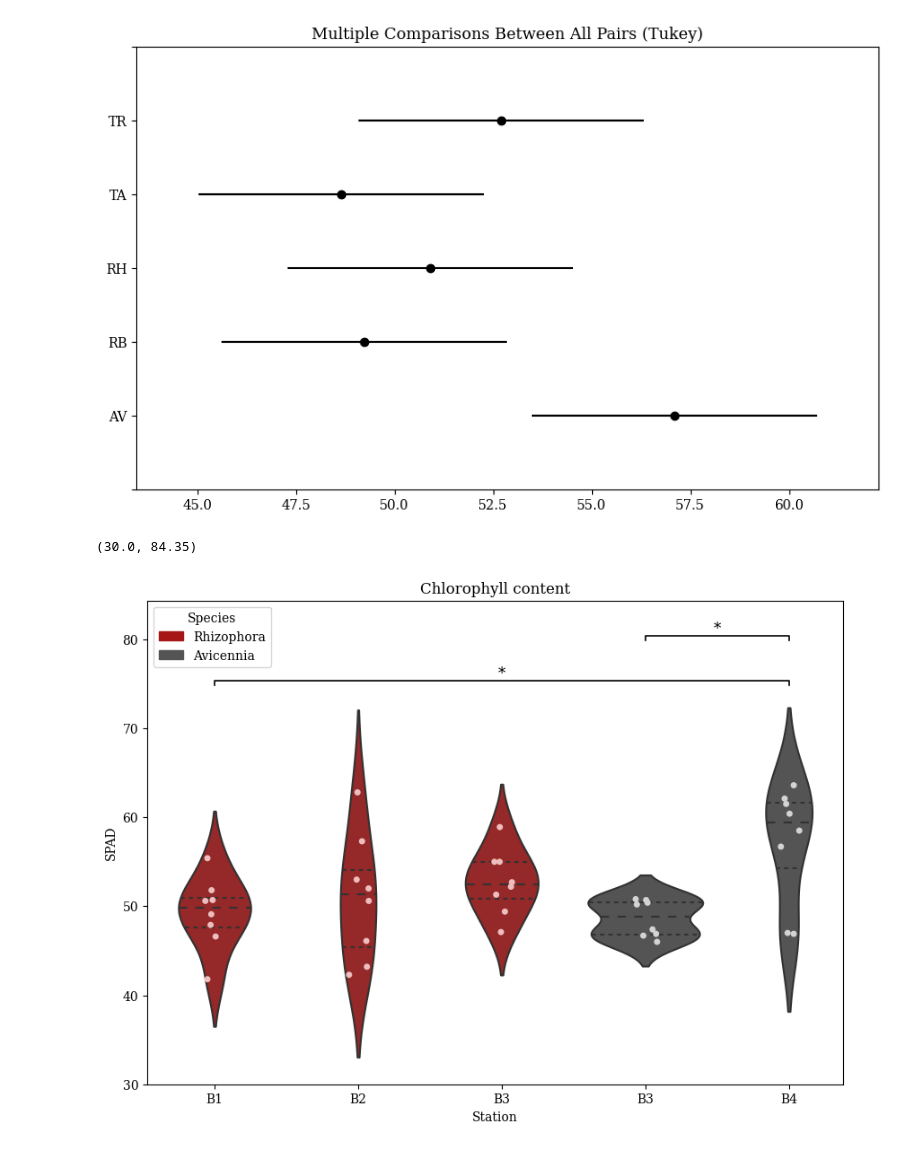
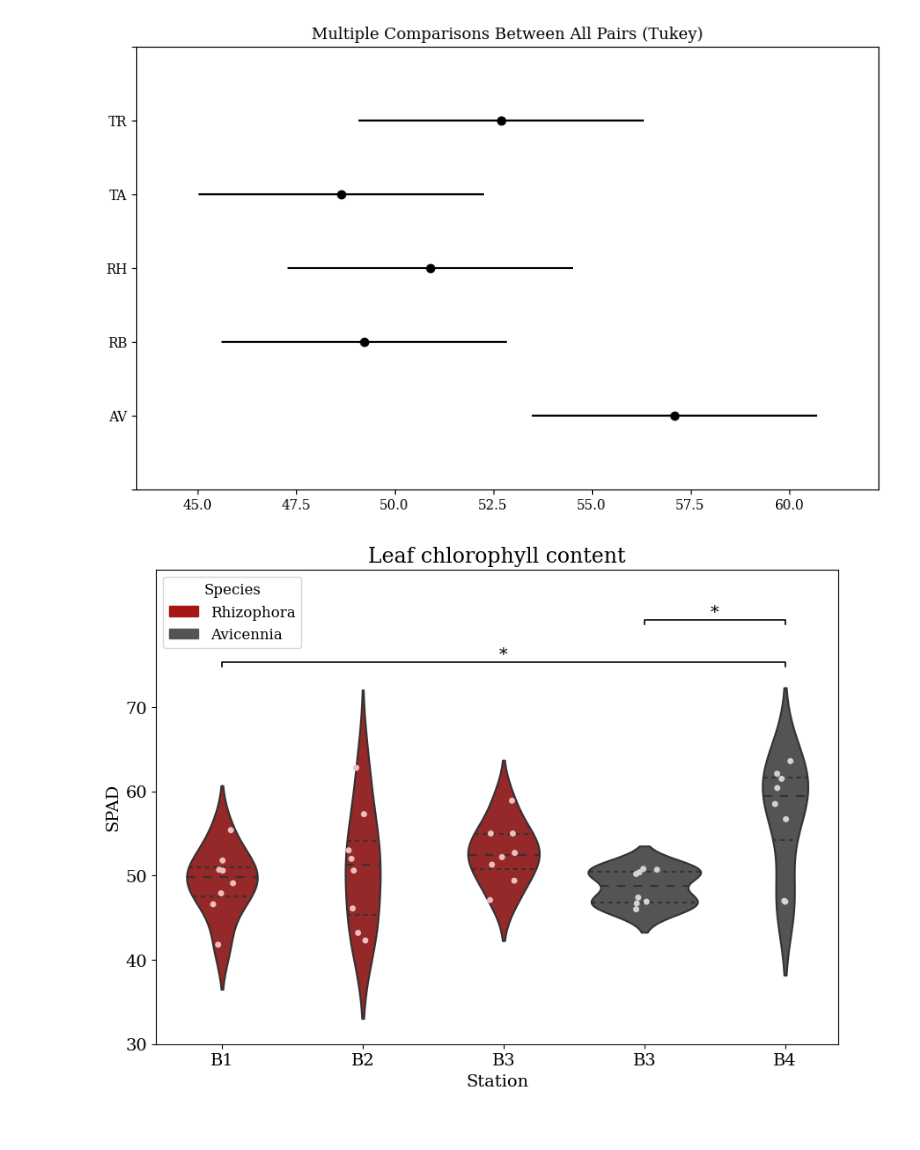
Before and after one commit to arthuserani/BleuAtlantiC_Physics, a Jupyter notebook: Physics-Physiology/potentiels hydriques & chlorophyllie/pot_hydriques.ipynb, the cells around one changed output. Cells and saved outputs as stored; diff of their text form; code cells hidden in the pictures.

Commit message:
maj potentiels hydriques
- chlorophylle notamment

```diff
--- a/Physics-Physiology/potentiels hydriques & chlorophyllie/pot_hydriques.ipynb
+++ b/Physics-Physiology/potentiels hydriques & chlorophyllie/pot_hydriques.ipynb
@@ -400,11 +402,10 @@ order=['RB','RH','TR','TA','AV']
 plt.figure(figsize=(10, 7))
 sns.violinplot(x='Station',y='Chlorophylle',data=df_plot, split=True, inner='quartile', palette=palette_rn)
 sns.stripplot(x='Station', y='Chlorophylle', data=df_plot, palette=palette_dots_rn)
-plt.title('Chlorophyllie')
 
 plt.ylim([30,75])
-plt.ylabel('SPAD')
-plt.title('Chlorophyll content')
+plt.ylabel('SPAD', fontsize=14)
+plt.title('Leaf chlorophyll content',fontsize=17)
 
 # Tukey
 tukey = pairwise_tukeyhsd(endog=df_chloro['Chlorophylle'], groups=df_chloro['Station'], alpha=0.05)
@@ -420,37 +421,38 @@ y_annotation_max = y_max
 for _, row in tukey_df.iterrows():
     g1, g2 = row['group1'], row['group2']
     p = float(row['p-adj'])
     sig = get_sig_label(p)
 
     if sig == 'ns':
         continue
 
     x1, x2 = group_pos[g1], group_pos[g2]
     x_center = (x1 + x2) / 2
     y = y_max + h + offset
 
     # Dessine la ligne et le texte
     plt.plot([x1, x1, x2, x2], [y, y + 0.5, y + 0.5, y], lw=1.2, c='black')
-    plt.text(x_center, y + 0.5, sig, ha='center', va='bottom', fontsize=12)
+    plt.text(x_center, y + 0.5, sig, ha='center', va='bottom', fontsize=14)
 
     offset += 5
     y_annotation_max = max(y_annotation_max, y + 2.5)
 
 # Création d'une légende
 
 legend_elements = [
     mpatches.Patch(color=rouge_fonce, label='Rhizophora'),
     mpatches.Patch(color=gris_fonce, label='Avicennia')
 ]
 
-plt.legend(handles=legend_elements, title='Species', loc='upper left')
+plt.legend(handles=legend_elements, title='Species', loc='upper left', fontsize=12, title_fontsize=12)
 
 # Nouvelle limite y
-plt.xticks(ticks=range(len(order)),labels=['B1','B2','B3','B3','B4'])
-plt.ylim([30, y_annotation_max + 2])
+plt.xticks(ticks=range(len(order)),labels=['B1','B2','B3','B3','B4'], fontsize=14)
+plt.ylim([30, y_annotation_max + 4])
+plt.yticks([30,40,50,60,70],fontsize=14)
+plt.xlabel('Station', fontsize=14)
 #plt.show()
 
-#plt.savefig('Chlorophyll.pdf')
+plt.savefig('Chlorophyll.pdf', bbox_inches="tight")
 # %% [output]
-(30.0, 84.35)
-[figure, old version]
+[figure, new version]
```
Also changed, not shown: parts of 4 cells of this notebook.
